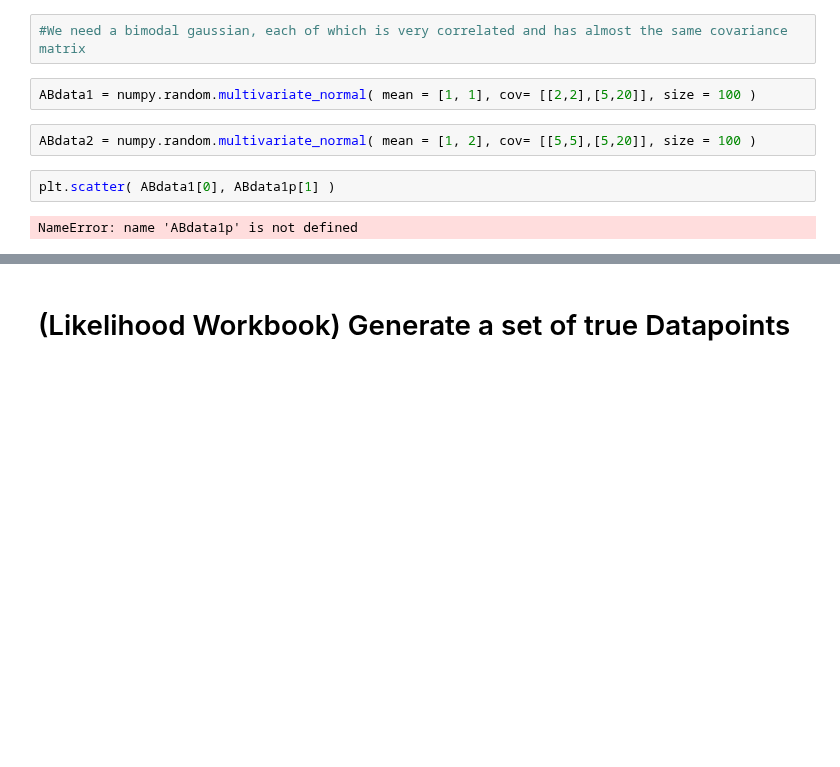
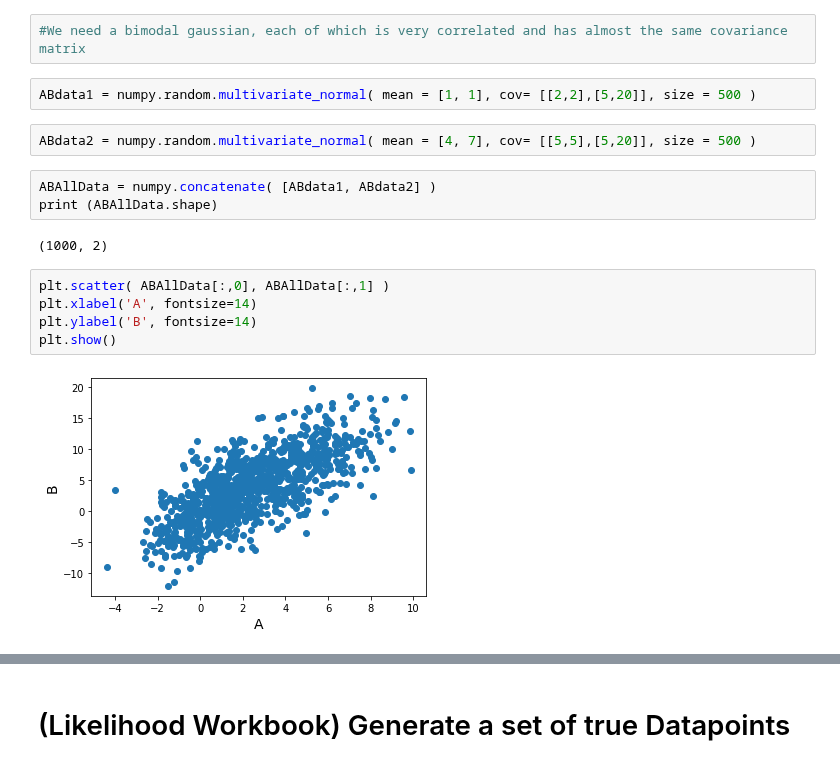
Before and after one commit to jpierel14/USC_PythonCourse_2019, a Jupyter notebook: Day_4/day_4_data_generator.ipynb, the cells around one changed output, grey strips where cells are left out. Cells and saved outputs as stored; diff of their text form; blank space fills up the shorter version.

```diff
--- a/Day_4/day_4_data_generator.ipynb
+++ b/Day_4/day_4_data_generator.ipynb
@@ -24,10 +24,18 @@ numpy.random.seed(0)
 # %%
 #We need a bimodal gaussian, each of which is very correlated and has almost the same covariance matrix
 # %%
-ABdata1 = numpy.random.multivariate_normal( mean = [1, 1], cov= [[2,2],[5,20]], size = 100 )
+ABdata1 = numpy.random.multivariate_normal( mean = [1, 1], cov= [[2,2],[5,20]], size = 500 )
 # %%
-ABdata2 = numpy.random.multivariate_normal( mean = [1, 2], cov= [[5,5],[5,20]], size = 100 )
+ABdata2 = numpy.random.multivariate_normal( mean = [4, 7], cov= [[5,5],[5,20]], size = 500 )
-# %%
-plt.scatter( ABdata1[0], ABdata1p[1] )
-# %% [output]
-NameError: name 'ABdata1p' is not defined
+# %%
+ABAllData = numpy.concatenate( [ABdata1, ABdata2] )
+print (ABAllData.shape)
+# %% [output]
+(1000, 2)
+# %%
+plt.scatter( ABAllData[:,0], ABAllData[:,1] )
+plt.xlabel('A', fontsize=14)
+plt.ylabel('B', fontsize=14)
+plt.show()
+# %% [output]
+[figure, added]
```
Also changed, not shown: parts of 2 cells of this notebook, 3 other files.
